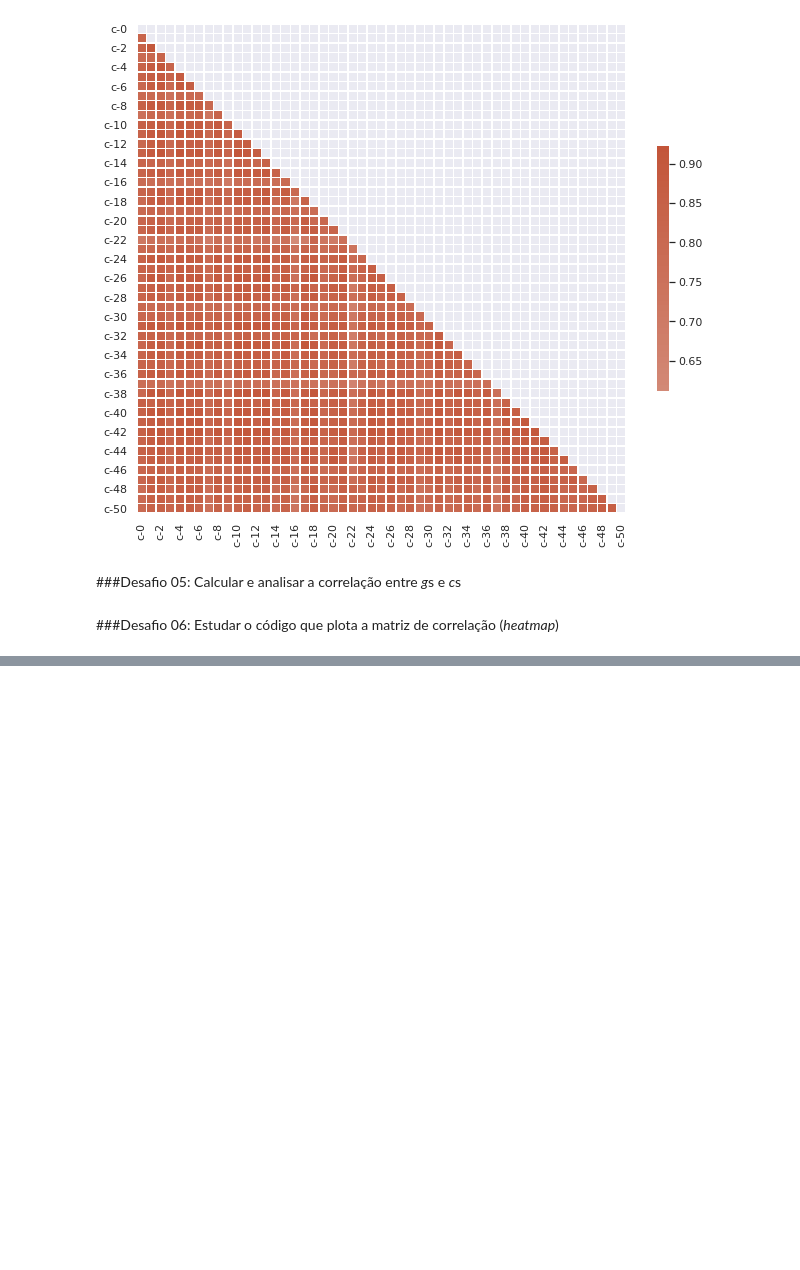
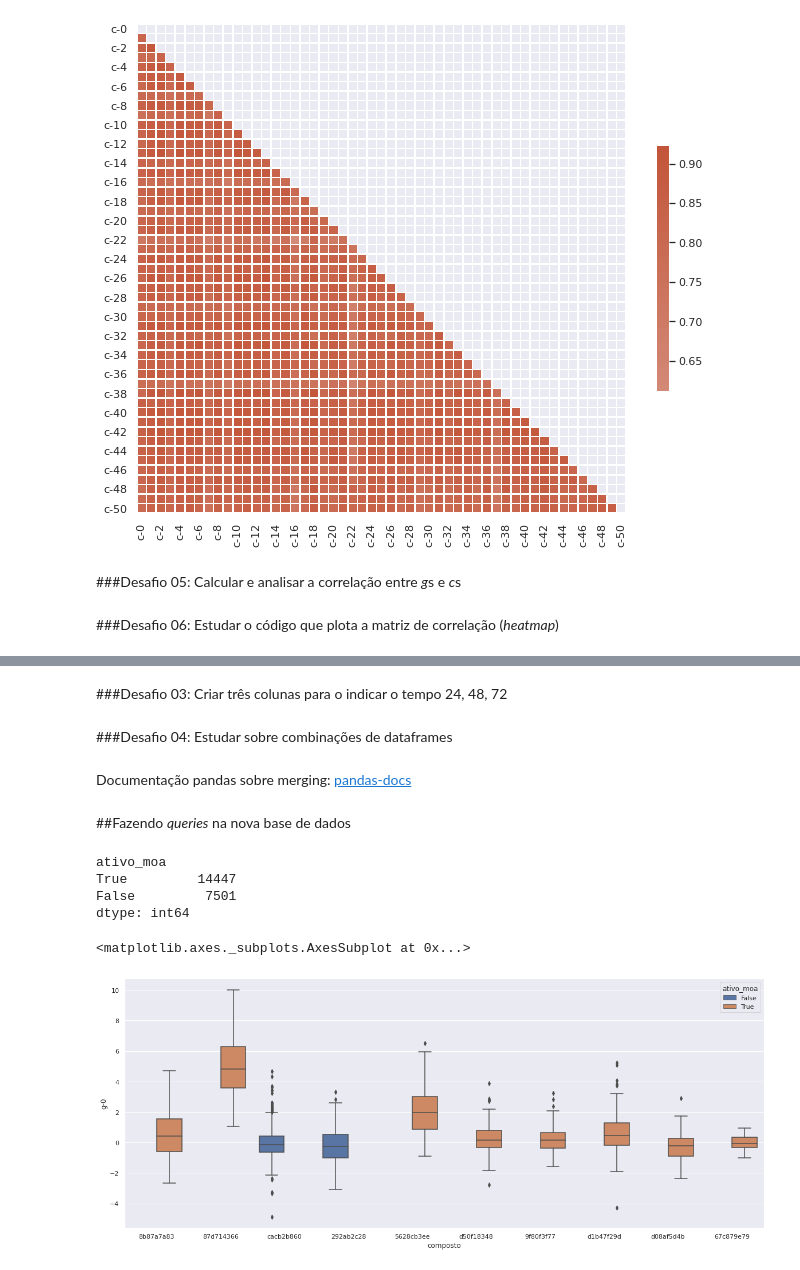
Before and after one commit to joaopasantos/imersao-dados3, a Jupyter notebook: imersaodados_03.ipynb, the cells around one changed output, grey strips where cells are left out. Saved outputs shown, nothing was run; the diff lists cells and outputs as text; code cells hidden in the pictures; blank space fills up the shorter version.

```diff
--- a/imersaodados_03.ipynb
+++ b/imersaodados_03.ipynb
@@ -784,0 +892,3 @@ sns.heatmap(corr_celular, mask=mask, cmap=cmap, center=0,
+# %%
+dados_resultados['n_moa'] = dados_resultados.drop(columns='id').sum(axis=1)
+dados_resultados.head()
@@ -784,0 +903,3 @@ sns.heatmap(corr_celular, mask=mask, cmap=cmap, center=0,
+# %%
+dados_resultados['ativo_moa'] = (dados_resultados['n_moa'] != 0)
+dados_resultados.tail()
@@ -784,0 +916,3 @@ sns.heatmap(corr_celular, mask=mask, cmap=cmap, center=0,
+# %%
+dados_combinados = pd.merge(dados, dados_resultados[['id', 'n_moa','ativo_moa']], on = 'id')
+dados_combinados.tail()
@@ -784,0 +935,2 @@ sns.heatmap(corr_celular, mask=mask, cmap=cmap, center=0,
+# %%
+dados_combinados['eh_controle'] = (dados_combinados['tratamento'] == 'com_controle')
@@ -784,0 +947,22 @@ sns.heatmap(corr_celular, mask=mask, cmap=cmap, center=0,
+# %% [markdown]
+###Desafio 03: Criar três colunas para o indicar o tempo 24, 48, 72
+# %% [markdown]
+###Desafio 04: Estudar sobre combinações de dataframes
+# %% [markdown]
+Documentação pandas sobre merging: [pandas-docs](https://pandas.pydata.org/pandas-docs/stable/user_guide/merging.html)
+# %% [markdown]
+##Fazendo *queries* na nova base de dados
+# %%
+dados_combinados.query('tratamento == "com_droga"')[['ativo_moa']].value_counts()
+# %% [output]
+ativo_moa
+True         14447
+False         7501
+dtype: int64
+# %%
+composto_principal = dados_combinados['composto'].value_counts().index[:10]
+plt.figure(figsize = (20,8))
+sns.boxplot(data = dados_combinados.query('composto in @composto_principal'), y = 'g-0', x = 'composto', hue='ativo_moa')
+# %% [output]
+<matplotlib.axes._subplots.AxesSubplot at 0x...>
+[figure, added]
```
Also changed, not shown: parts of 42 cells of this notebook.
